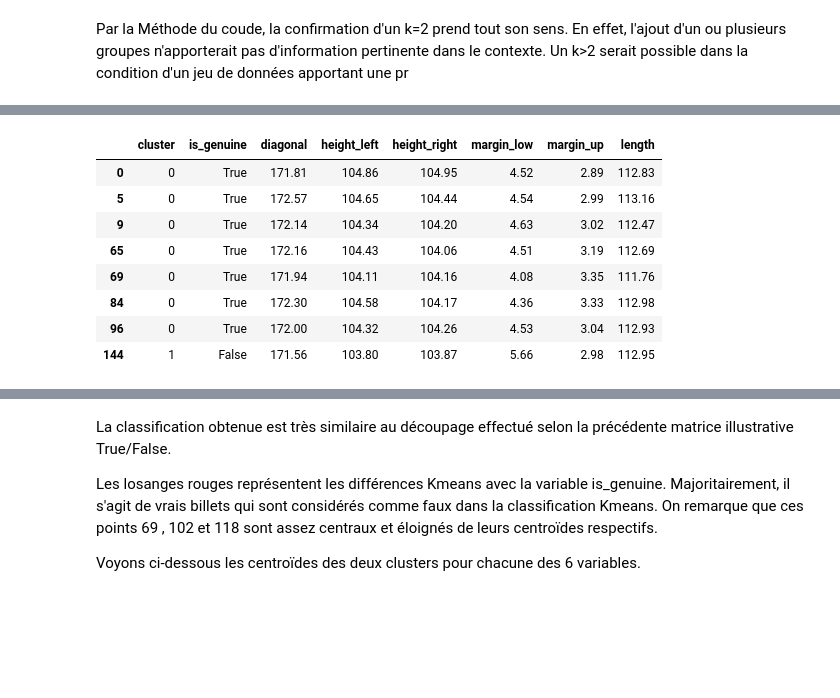
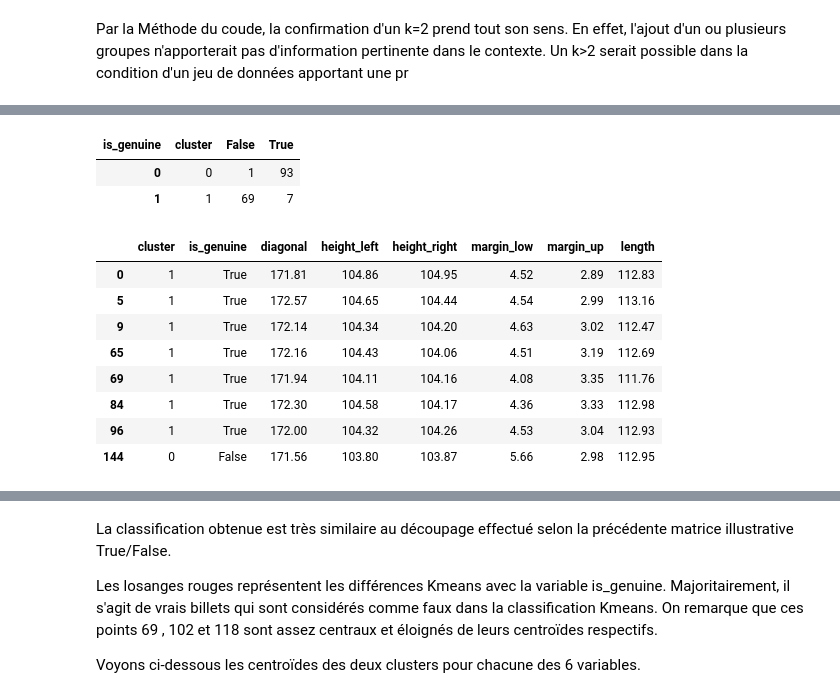
Before and after one commit to ROWAIDAK/P6-D-tectez-des-faux-billets, a Jupyter notebook: P6_01_02_ACP_k-means_Détectez_des_faux_billets.ipynb, the cells around one changed output, grey strips where cells are left out. Drawn from its saved outputs; the diff is of its cells as text; code cells hidden in the pictures; blank space fills up the shorter version.

```diff
--- a/P6_01_02_ACP_k-means_Détectez_des_faux_billets.ipynb
+++ b/P6_01_02_ACP_k-means_Détectez_des_faux_billets.ipynb
@@ -325,20 +347,26 @@ df_cls
 # %%
 # Repérer le Cluster kmeans correspondant à is_genuine = False
 cross_kmeans = pd.crosstab(df_cls['cluster'], df_cls['is_genuine']).reset_index()
-cluster_false = cross_kmeans[cross_kmeans[False] > cross_kmeans[True]].cluster
-#affichage des différences
-df_diff = df_cls[((df_cls['is_genuine'] == True) & (df_cls['cluster'] == int(cluster_false))) | ((df_cls['is_genuine'] == False) & (df_cls['cluster'] != int(cluster_false)))]
-df_diff
+cross_kmeans
 # %% [output]
-|  | cluster | is_genuine | diagonal | height_left | height_right | margin_low | margin_up | length |
-| 0 | 0 | True | 171.81 | 104.86 | 104.95 | 4.52 | 2.89 | 112.83 |
-| 5 | 0 | True | 172.57 | 104.65 | 104.44 | 4.54 | 2.99 | 113.16 |
-| 9 | 0 | True | 172.14 | 104.34 | 104.20 | 4.63 | 3.02 | 112.47 |
-| 65 | 0 | True | 172.16 | 104.43 | 104.06 | 4.51 | 3.19 | 112.69 |
-| 69 | 0 | True | 171.94 | 104.11 | 104.16 | 4.08 | 3.35 | 111.76 |
-| 84 | 0 | True | 172.30 | 104.58 | 104.17 | 4.36 | 3.33 | 112.98 |
-| 96 | 0 | True | 172.00 | 104.32 | 104.26 | 4.53 | 3.04 | 112.93 |
-| 144 | 1 | False | 171.56 | 103.80 | 103.87 | 5.66 | 2.98 | 112.95 |
+| is_genuine | cluster | False | True |
+| 0 | 0 | 1 | 93 |
+| 1 | 1 | 69 | 7 |
+# %%
+cluster_false = cross_kmeans[cross_kmeans[False] > cross_kmeans[True]].cluster
+#affichage des différences
+df_diff = df_cls[((df_cls['is_genuine'] == True) & (df_cls['cluster'] == int(cluster_false))) | ((df_cls['is_genuine'] == False) & (df_cls['cluster'] != int(cluster_false)))]
+df_diff
+# %% [output]
+|  | cluster | is_genuine | diagonal | height_left | height_right | margin_low | margin_up | length |
+| 0 | 1 | True | 171.81 | 104.86 | 104.95 | 4.52 | 2.89 | 112.83 |
+| 5 | 1 | True | 172.57 | 104.65 | 104.44 | 4.54 | 2.99 | 113.16 |
+| 9 | 1 | True | 172.14 | 104.34 | 104.20 | 4.63 | 3.02 | 112.47 |
+| 65 | 1 | True | 172.16 | 104.43 | 104.06 | 4.51 | 3.19 | 112.69 |
+| 69 | 1 | True | 171.94 | 104.11 | 104.16 | 4.08 | 3.35 | 111.76 |
+| 84 | 1 | True | 172.30 | 104.58 | 104.17 | 4.36 | 3.33 | 112.98 |
+| 96 | 1 | True | 172.00 | 104.32 | 104.26 | 4.53 | 3.04 | 112.93 |
+| 144 | 0 | False | 171.56 | 103.80 | 103.87 | 5.66 | 2.98 | 112.95 |
 # %%
 #Visualisation de nos deux clusters dans le premier plan factoriel
 
```
Also changed, not shown: parts of 6 cells of this notebook.
